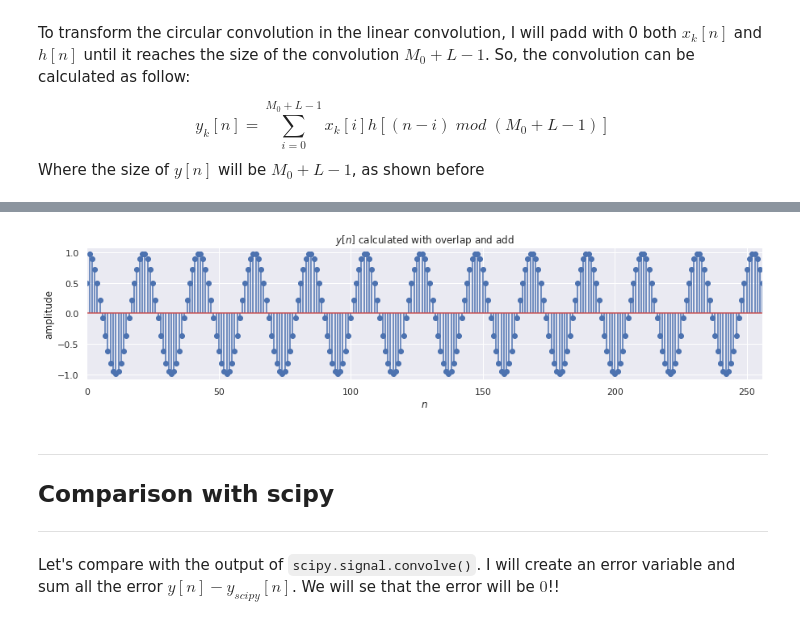
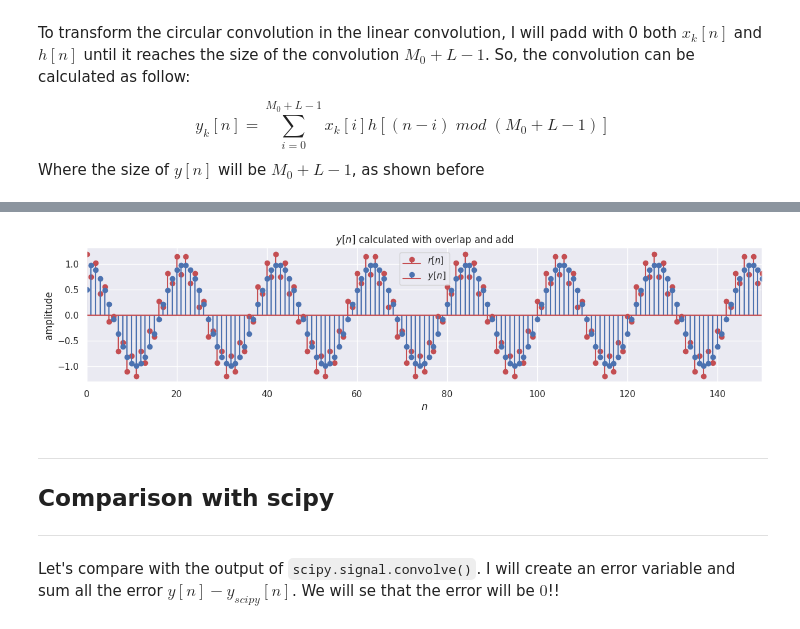
Before and after one commit to JoaoPi314/PDS-sampling-exercise, a Jupyter notebook: Convolution with Overlap and Add.ipynb, the cells around one changed output, grey strips where cells are left out. Saved outputs shown, nothing was run; the diff lists cells and outputs as text; code cells hidden in the pictures.

```diff
--- a/Convolution with Overlap and Add.ipynb
+++ b/Convolution with Overlap and Add.ipynb
@@ -126,15 +126,16 @@ Time to calculate: 0.500s
 # %%
 plt.figure(figsize=(15, 3))
 
+plt.stem(n, r, '-r')
 plt.stem(n, y[:-(L-1)]) #y[:-(L-1)] is only to plot with same size of n
-plt.xlim(0, 256)
+plt.xlim(0, 150)
 plt.xlabel('$n$')
 plt.ylabel('amplitude')
 plt.title('$y[n]$ calculated with overlap and add')
-
+plt.legend(['$r[n]$', '$y[n]$'])
 plt.show()
 # %% [output]
-[figure, old version]
+[figure, new version]
 # %% [markdown]
 ***
 ## Comparison with scipy
```
Also changed, not shown: parts of 4 cells of this notebook.
